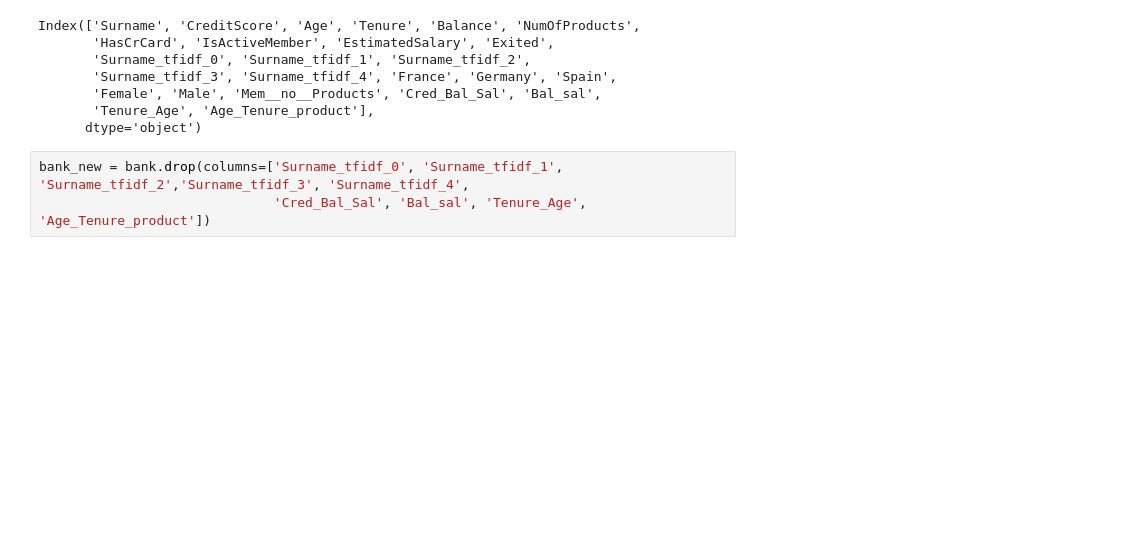
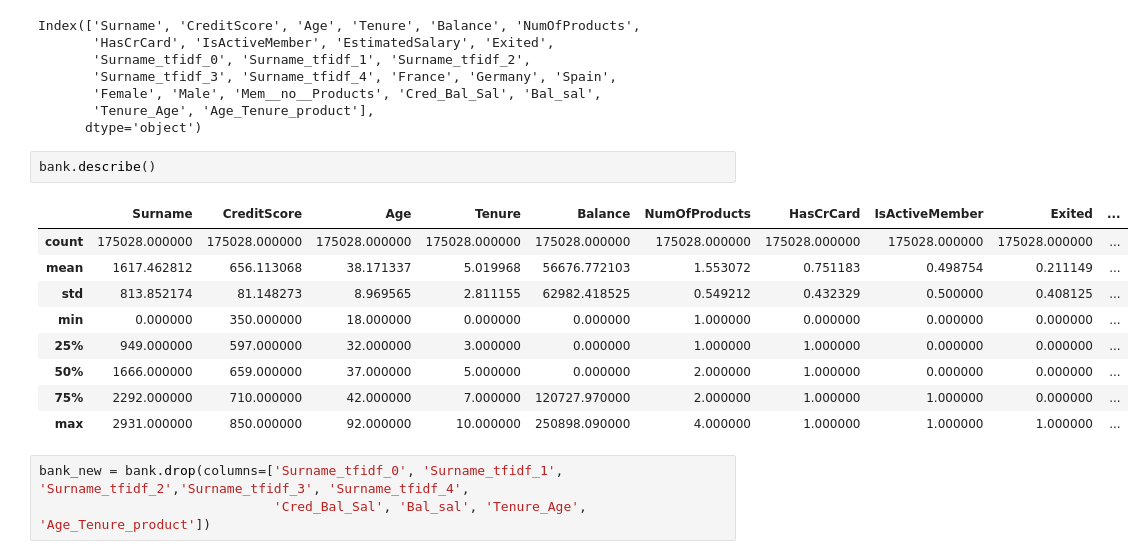
Before and after one commit to vanki2003/bank-churn, a Jupyter notebook: main.ipynb, the cells around one changed output. Cells and saved outputs as stored; diff of their text form; blank space fills up the shorter version.

```diff
--- a/main.ipynb
+++ b/main.ipynb
@@ -28,6 +28,18 @@ Index(['Surname', 'CreditScore', 'Age', 'Tenure', 'Balance', 'NumOfProducts',
        'Female', 'Male', 'Mem__no__Products', 'Cred_Bal_Sal', 'Bal_sal',
        'Tenure_Age', 'Age_Tenure_product'],
       dtype='object')
+# %%
+bank.describe()
+# %% [output]
+|  | Surname | CreditScore | Age | Tenure | Balance | NumOfProducts | HasCrCard | IsActiveMember | Exited | ... |
+| count | 175028.000000 | 175028.000000 | 175028.000000 | 175028.000000 | 175028.000000 | 175028.000000 | 175028.000000 | 175028.000000 | 175028.000000 | ... |
+| mean | 1617.462812 | 656.113068 | 38.171337 | 5.019968 | 56676.772103 | 1.553072 | 0.751183 | 0.498754 | 0.211149 | ... |
+| std | 813.852174 | 81.148273 | 8.969565 | 2.811155 | 62982.418525 | 0.549212 | 0.432329 | 0.500000 | 0.408125 | ... |
+| min | 0.000000 | 350.000000 | 18.000000 | 0.000000 | 0.000000 | 1.000000 | 0.000000 | 0.000000 | 0.000000 | ... |
+| 25% | 949.000000 | 597.000000 | 32.000000 | 3.000000 | 0.000000 | 1.000000 | 1.000000 | 0.000000 | 0.000000 | ... |
+| 50% | 1666.000000 | 659.000000 | 37.000000 | 5.000000 | 0.000000 | 2.000000 | 1.000000 | 0.000000 | 0.000000 | ... |
+| 75% | 2292.000000 | 710.000000 | 42.000000 | 7.000000 | 120727.970000 | 2.000000 | 1.000000 | 1.000000 | 0.000000 | ... |
+| max | 2931.000000 | 850.000000 | 92.000000 | 10.000000 | 250898.090000 | 4.000000 | 1.000000 | 1.000000 | 1.000000 | ... |
 # %%
 bank_new = bank.drop(columns=['Surname_tfidf_0', 'Surname_tfidf_1', 'Surname_tfidf_2','Surname_tfidf_3', 'Surname_tfidf_4',
                               'Cred_Bal_Sal', 'Bal_sal', 'Tenure_Age', 'Age_Tenure_product'])
```
Also changed, not shown: parts of 4 cells of this notebook.
